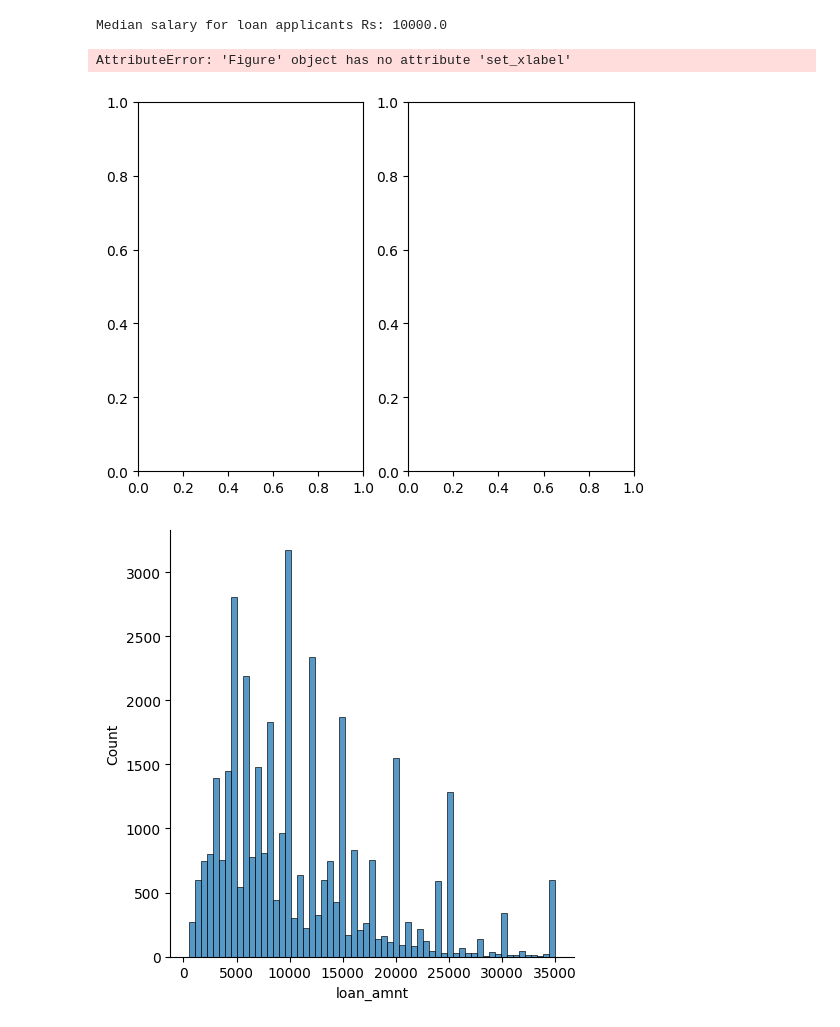
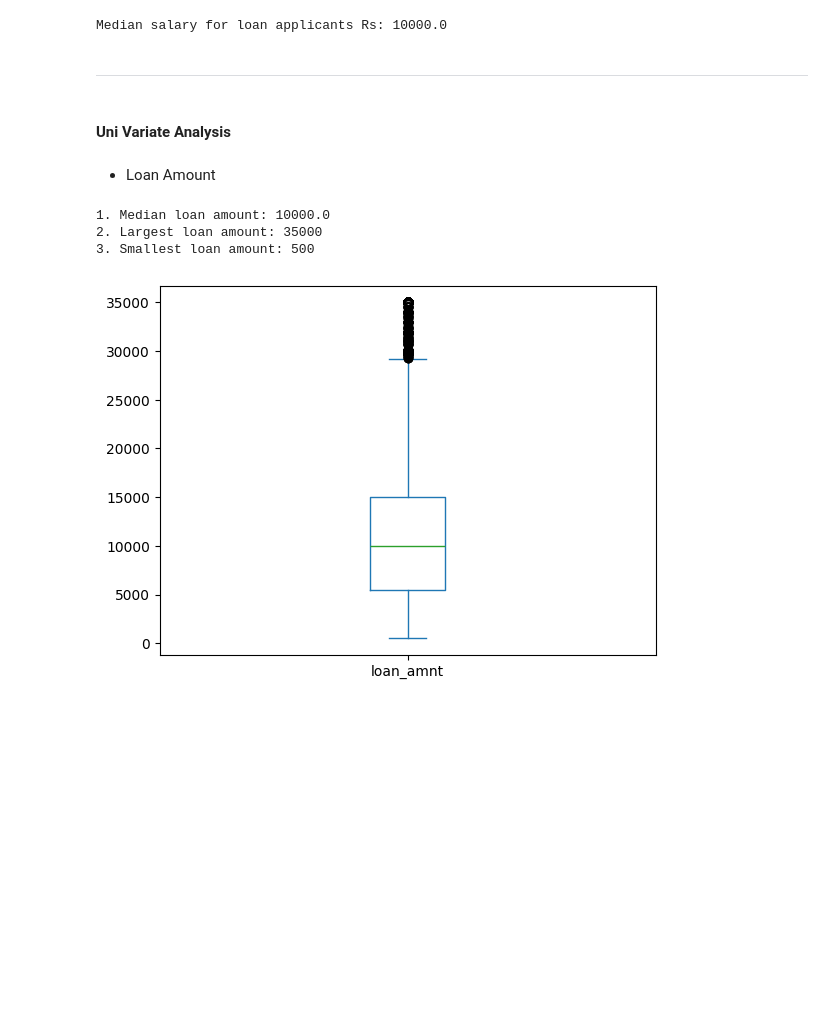
Before and after one commit to abhishek-92a/Lending_Club, a Jupyter notebook: working.ipynb, the cells around one changed output. Saved outputs shown, nothing was run; the diff lists cells and outputs as text; code cells hidden in the pictures; blank space fills up the shorter version.

Commit message:
updated with - univariate, bivariate, added plots

```diff
--- a/working.ipynb
+++ b/working.ipynb
@@ -390,12 +316,21 @@ def plot_digram(df, column):
     p[1].set_xlabel(final_loan_data[column])
     plot.tight_layout()
     plot.show()
-# %%
-plot_digram(final_loan_data, 'loan_amnt')
-#print(loan_df["loan_amnt"].mean())
-# describe the Loan Amount
-final_loan_data['loan_amnt'].describe()
-# %% [output]
-AttributeError: 'Figure' object has no attribute 'set_xlabel'
-[figure, removed]
-[figure, removed]
+# %% [markdown]
+----------------------------------------------------------------------------------------------------------------------------
+# %% [markdown]
+#### Uni Variate Analysis
+# %% [markdown]
+- Loan Amount
+# %%
+# Loan Amount
+
+final_loan_data['loan_amnt'].plot.box()
+print("1. Median loan amount:",final_loan_data['loan_amnt'].median())
+print("2. Largest loan amount:",final_loan_data['loan_amnt'].max())
+print("3. Smallest loan amount:",final_loan_data['loan_amnt'].min())
+# %% [output]
+1. Median loan amount: 10000.0
+2. Largest loan amount: 35000
+3. Smallest loan amount: 500
+[figure, added]
```
Also changed, not shown: parts of 33 cells of this notebook.
